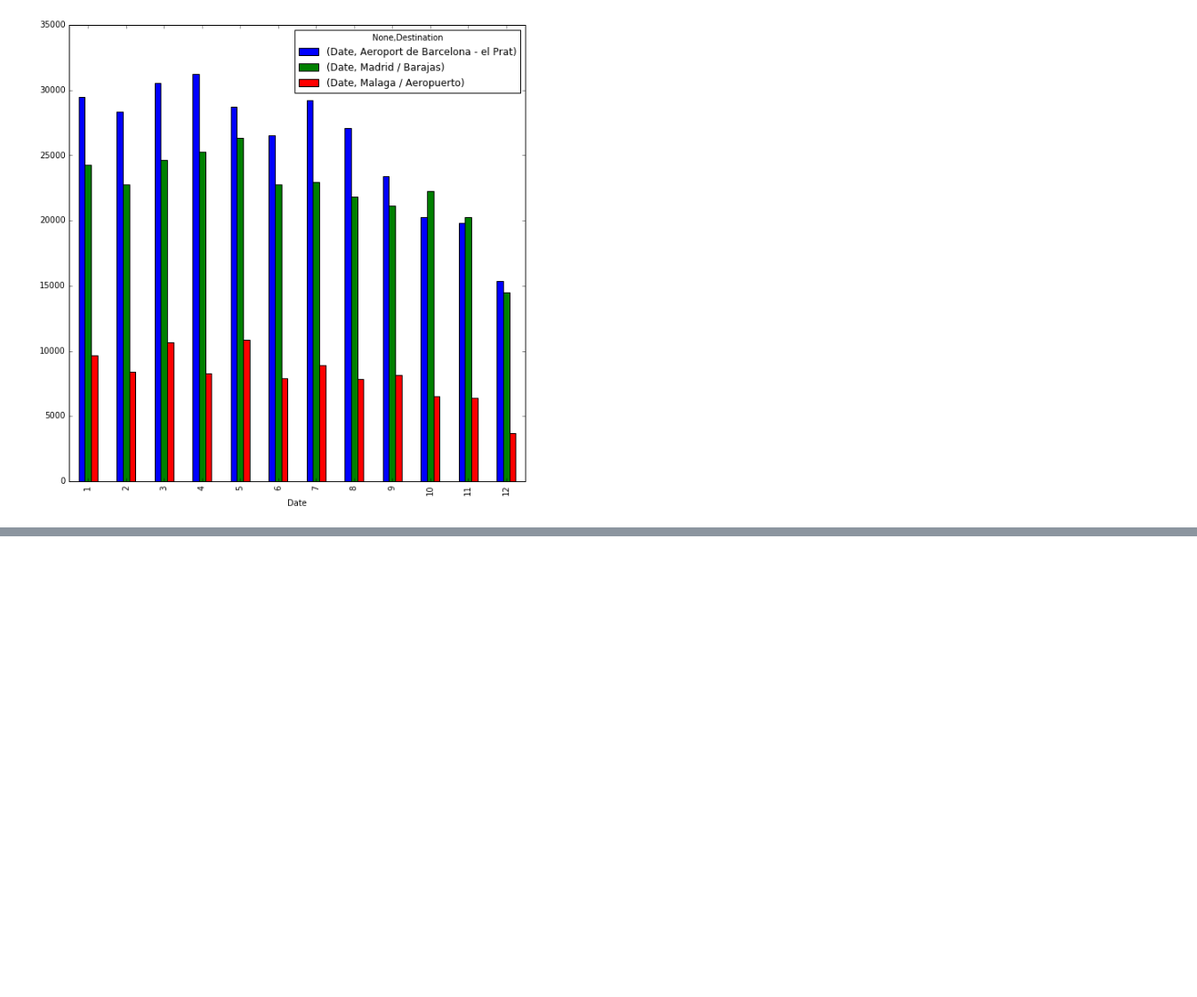
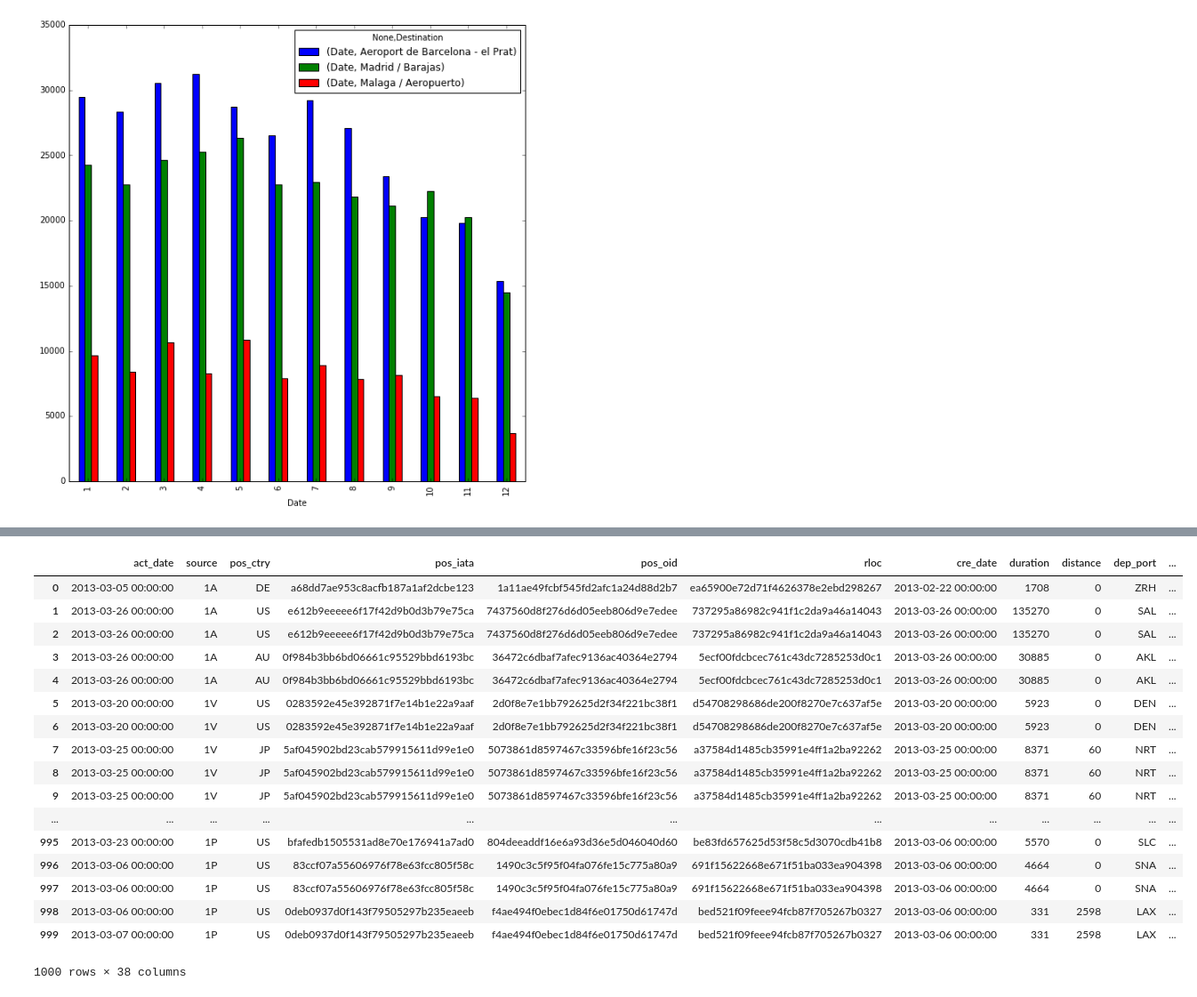
Before and after one commit to AngyGeek/DataChallenge, a Jupyter notebook: DataChallengeCode.ipynb, the cells around one changed output, grey strips where cells are left out. Shown: that part at 89% size. Cells and saved outputs as stored; diff of their text form; code cells hidden in the pictures; blank space fills up the shorter version.

```diff
--- a/DataChallengeCode.ipynb
+++ b/DataChallengeCode.ipynb
@@ -212,0 +222,3 @@ gb.unstack(level=0).plot(kind='bar', subplots=False, ax=ax)
+# %%
+dataB = pd.read_csv('Data/bookings.csv', nrows = 1000, encoding='utf-8', sep ='^')
+dataS = pd.read_csv('Data/searches.csv', nrows = 1000, encoding='utf-8', sep ='^')
@@ -212,0 +238,22 @@ gb.unstack(level=0).plot(kind='bar', subplots=False, ax=ax)
+# %%
+pd.set_option('display.max_columns', None)
+dataB
+# %% [output]
+|  | act_date | source | pos_ctry | pos_iata | pos_oid | rloc | cre_date | duration | distance | dep_port | ... |
+| 0 | 2013-03-05 00:00:00 | 1A | DE | a68dd7ae953c8acfb187a1af2dcbe123 | 1a11ae49fcbf545fd2afc1a24d88d2b7 | ea65900e72d71f4626378e2ebd298267 | 2013-02-22 00:00:00 | 1708 | 0 | ZRH | ... |
+| 1 | 2013-03-26 00:00:00 | 1A | US | e612b9eeeee6f17f42d9b0d3b79e75ca | 7437560d8f276d6d05eeb806d9e7edee | 737295a86982c941f1c2da9a46a14043 | 2013-03-26 00:00:00 | 135270 | 0 | SAL | ... |
+| 2 | 2013-03-26 00:00:00 | 1A | US | e612b9eeeee6f17f42d9b0d3b79e75ca | 7437560d8f276d6d05eeb806d9e7edee | 737295a86982c941f1c2da9a46a14043 | 2013-03-26 00:00:00 | 135270 | 0 | SAL | ... |
+| 3 | 2013-03-26 00:00:00 | 1A | AU | 0f984b3bb6bd06661c95529bbd6193bc | 36472c6dbaf7afec9136ac40364e2794 | 5ecf00fdcbcec761c43dc7285253d0c1 | 2013-03-26 00:00:00 | 30885 | 0 | AKL | ... |
+| 4 | 2013-03-26 00:00:00 | 1A | AU | 0f984b3bb6bd06661c95529bbd6193bc | 36472c6dbaf7afec9136ac40364e2794 | 5ecf00fdcbcec761c43dc7285253d0c1 | 2013-03-26 00:00:00 | 30885 | 0 | AKL | ... |
+| 5 | 2013-03-20 00:00:00 | 1V | US | 0283592e45e392871f7e14b1e22a9aaf | 2d0f8e7e1bb792625d2f34f221bc38f1 | d54708298686de200f8270e7c637af5e | 2013-03-20 00:00:00 | 5923 | 0 | DEN | ... |
+| 6 | 2013-03-20 00:00:00 | 1V | US | 0283592e45e392871f7e14b1e22a9aaf | 2d0f8e7e1bb792625d2f34f221bc38f1 | d54708298686de200f8270e7c637af5e | 2013-03-20 00:00:00 | 5923 | 0 | DEN | ... |
+| 7 | 2013-03-25 00:00:00 | 1V | JP | 5af045902bd23cab579915611d99e1e0 | 5073861d8597467c33596bfe16f23c56 | a37584d1485cb35991e4ff1a2ba92262 | 2013-03-25 00:00:00 | 8371 | 60 | NRT | ... |
+| 8 | 2013-03-25 00:00:00 | 1V | JP | 5af045902bd23cab579915611d99e1e0 | 5073861d8597467c33596bfe16f23c56 | a37584d1485cb35991e4ff1a2ba92262 | 2013-03-25 00:00:00 | 8371 | 60 | NRT | ... |
+| 9 | 2013-03-25 00:00:00 | 1V | JP | 5af045902bd23cab579915611d99e1e0 | 5073861d8597467c33596bfe16f23c56 | a37584d1485cb35991e4ff1a2ba92262 | 2013-03-25 00:00:00 | 8371 | 60 | NRT | ... |
+| ... | ... | ... | ... | ... | ... | ... | ... | ... | ... | ... | ... |
+| 995 | 2013-03-23 00:00:00 | 1P | US | bfafedb1505531ad8e70e176941a7ad0 | 804deeaddf16e6a93d36e5d046040d60 | be83fd657625d53f58c5d3070cdb41b8 | 2013-03-06 00:00:00 | 5570 | 0 | SLC | ... |
+| 996 | 2013-03-06 00:00:00 | 1P | US | 83ccf07a55606976f78e63fcc805f58c | 1490c3c5f95f04fa076fe15c775a80a9 | 691f15622668e671f51ba033ea904398 | 2013-03-06 00:00:00 | 4664 | 0 | SNA | ... |
+| 997 | 2013-03-06 00:00:00 | 1P | US | 83ccf07a55606976f78e63fcc805f58c | 1490c3c5f95f04fa076fe15c775a80a9 | 691f15622668e671f51ba033ea904398 | 2013-03-06 00:00:00 | 4664 | 0 | SNA | ... |
+| 998 | 2013-03-06 00:00:00 | 1P | US | 0deb0937d0f143f79505297b235eaeeb | f4ae494f0ebec1d84f6e01750d61747d | bed521f09feee94fcb87f705267b0327 | 2013-03-06 00:00:00 | 331 | 2598 | LAX | ... |
+| 999 | 2013-03-07 00:00:00 | 1P | US | 0deb0937d0f143f79505297b235eaeeb | f4ae494f0ebec1d84f6e01750d61747d | bed521f09feee94fcb87f705267b0327 | 2013-03-06 00:00:00 | 331 | 2598 | LAX | ... |
+1000 rows × 38 columns
```
Also changed, not shown: parts of 15 cells of this notebook.
